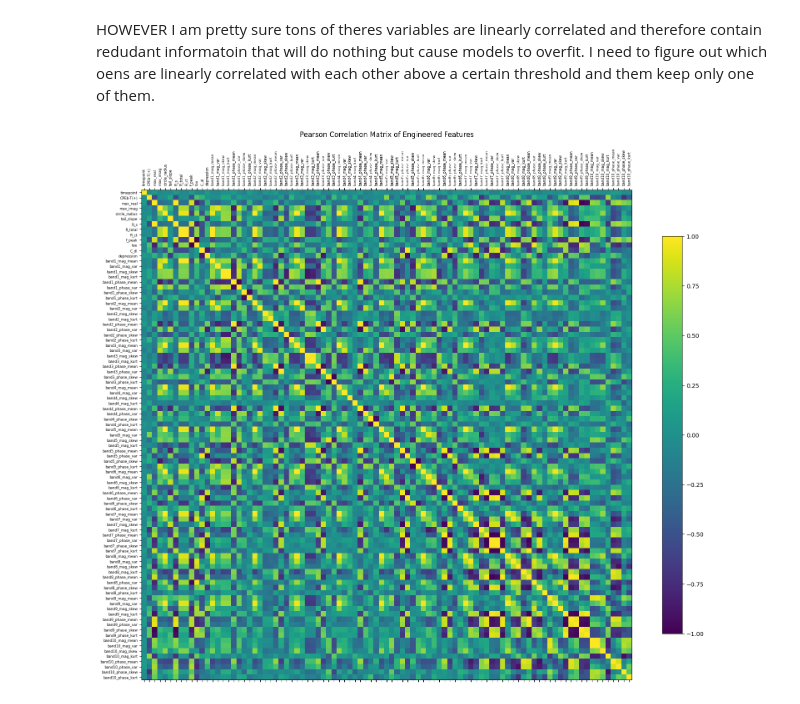
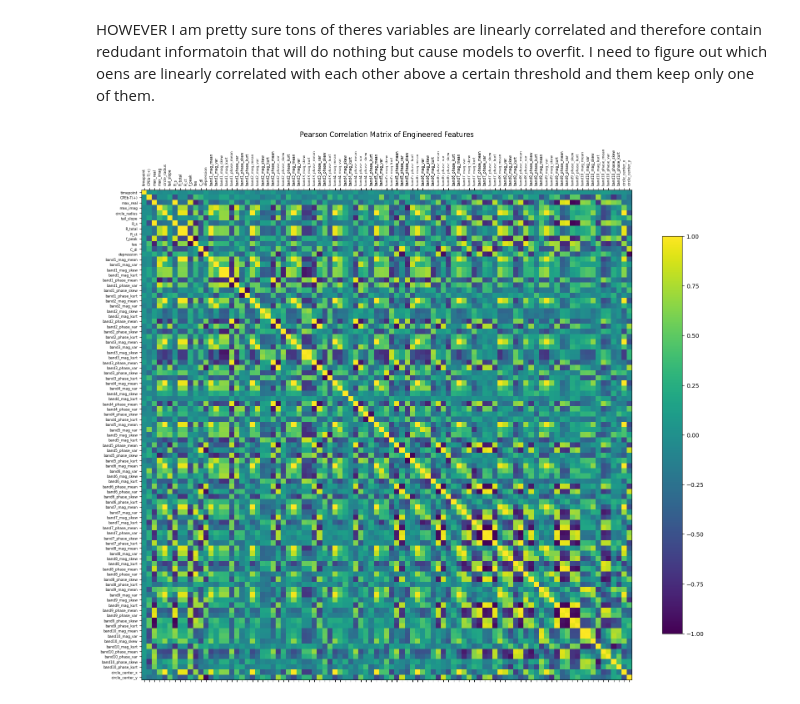
Before and after one commit to dkanh6/EIS-ML, a Jupyter notebook: mEIS_final_8.ipynb, the cells around one changed output. Cells and saved outputs as stored; diff of their text form; code cells hidden in the pictures.

```diff
--- a/mEIS_final_8.ipynb
+++ b/mEIS_final_8.ipynb
@@ -1525,26 +1525,26 @@ HOWEVER I am pretty sure tons of theres variables are linearly correlated and th
 # %%
 import numpy as np
 import matplotlib.pyplot as plt
 
 # I want to figure out within a given exp, cart, tp which calculated featuyres correlate with something greater than 95% and then remove one of them. Then the features that do that the most amount of times across all rows I will globally remove and hopefully reduce teh dimensionality of this data a little bit
-
+features_df = features_df_raw.copy()
 
 # 1) Grab only the numeric columns
 numeric_cols = features_df.select_dtypes(include=[np.number]).columns.tolist()
 
 # 2) Compute the Pearson correlation matrix
 corr = features_df[numeric_cols].corr(method='pearson')
 
 # 3) Plot a heatmap
 fig, ax = plt.subplots(figsize=(16, 14))
 cax = ax.matshow(corr, vmin=-1, vmax=1)
 fig.colorbar(cax, shrink=0.75)
 ax.set_xticks(range(len(numeric_cols)))
 ax.set_yticks(range(len(numeric_cols)))
 ax.set_xticklabels(numeric_cols, rotation=90, fontsize=6)
 ax.set_yticklabels(numeric_cols, fontsize=6)
 ax.set_title("Pearson Correlation Matrix of Engineered Features", pad=20)
 plt.tight_layout()
 plt.show()
 # %% [output]
-[figure, old version]
+[figure, new version]
```
Also changed, not shown: parts of 2 cells of this notebook.
